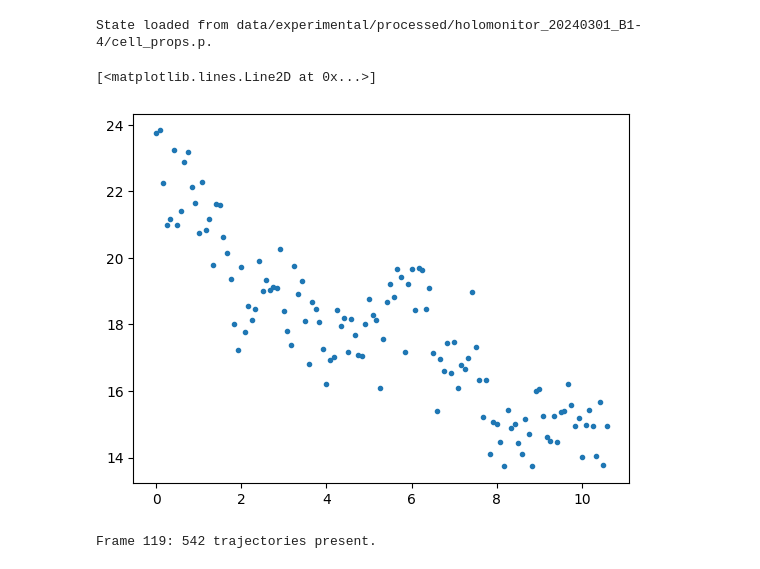
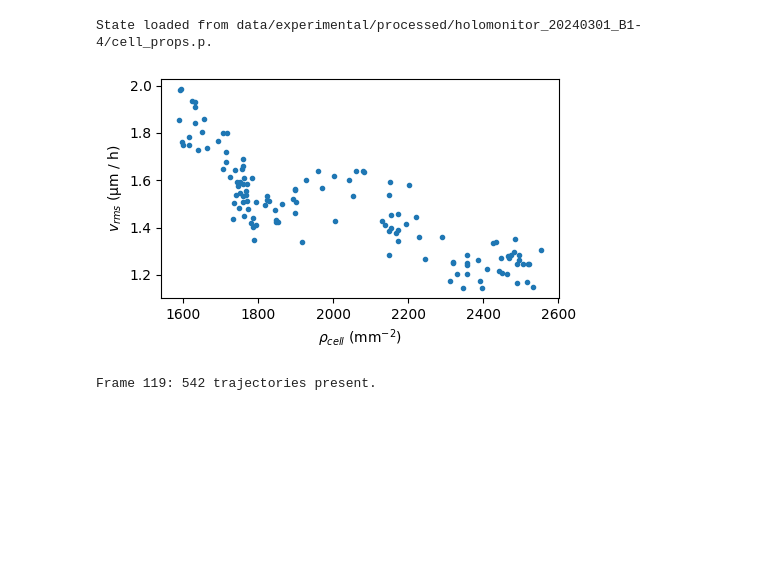
Before and after one commit to siljabl/MDCK-QPI, a Jupyter notebook: code/analysis/notebooks/sketching.ipynb, the cells around one changed output. Saved outputs shown, nothing was run; the diff lists cells and outputs as text; code cells hidden in the pictures; blank space fills up the shorter version.

```diff
--- a/code/analysis/notebooks/sketching.ipynb
+++ b/code/analysis/notebooks/sketching.ipynb
@@ -65,13 +78,18 @@ State loaded from data/experimental/processed/holomonitor_20240301_B1-4/cell_pro
 # %%
-v_rms  = np.ma.sqrt(np.ma.mean(cellprop.dx**2 + cellprop.dy**2, axis=1)) * 12
-v_mean = np.ma.mean(np.ma.sqrt(cellprop.dx**2 + cellprop.dy**2), axis=1) * 12
+v_rms  = np.ma.sqrt(np.ma.mean(cellprop.dx**2 + cellprop.dy**2, axis=1)) #* 12
+v_mean = np.ma.mean(np.ma.sqrt(cellprop.dx**2 + cellprop.dy**2), axis=1) #* 12
 
+density = global_density(cellprop.A)[:-1]
 frames = np.arange(len(v_rms)) / 12
 
-plt.plot(frames, v_rms, '.')
+plt.figure(figsize=(5,3))
+plt.plot(density, v_rms, '.')
+plt.xlabel(r"$\rho_{cell}$ (mm$^{-2}$)")
+plt.ylabel(r"$v_{rms}$ (µm / h)")
+plt.tight_layout()
+plt.savefig(f"results/{dataset}/rms_velocity.png", dpi=300)
 # %% [output]
-[<matplotlib.lines.Line2D at 0x...>]
-[figure, old version]
+[figure, new version]
 # %%
 cellprops = [regionprops(im_cell_areas[i], h_stack[i]) for i in range(len(im_cell_areas))]
 # %%
```
Also changed, not shown: parts of 2 cells of this notebook, 4 other files.
